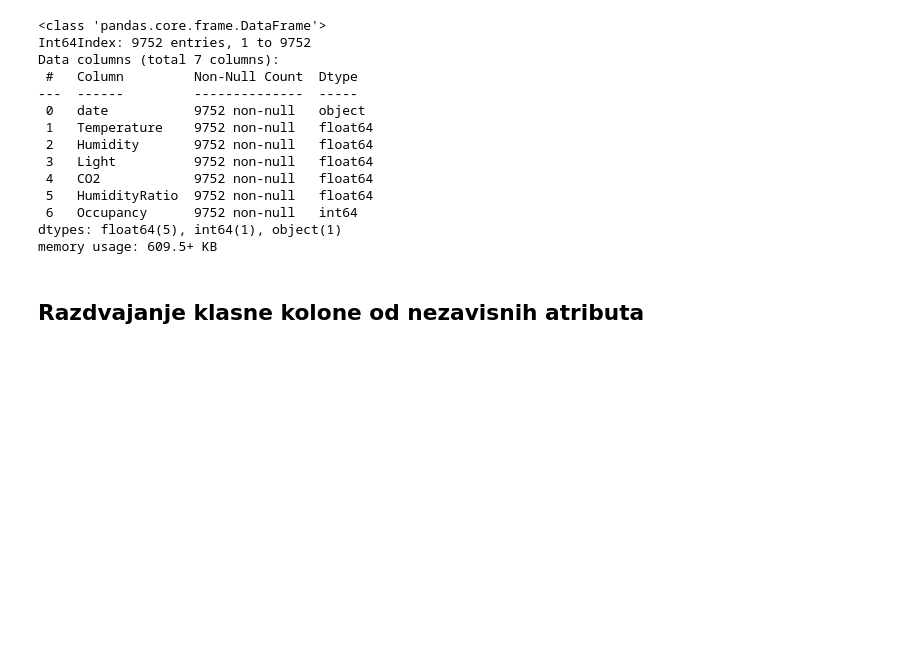
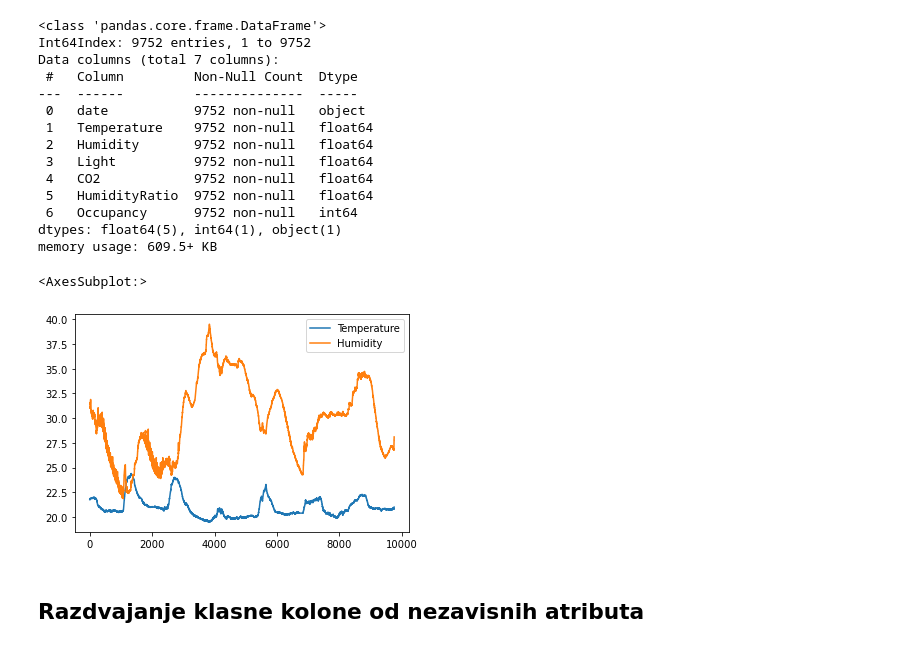
Before and after one commit to mirjanaz200/Room-Occupation, a Jupyter notebook: Room Occupancy.ipynb, the cells around one changed output. Drawn from its saved outputs; the diff is of its cells as text; code cells hidden in the pictures; blank space fills up the shorter version.

Commit message:
Plotting and code cleanup

```diff
--- a/Room Occupancy.ipynb
+++ b/Room Occupancy.ipynb
@@ -45,6 +45,11 @@ Data columns (total 7 columns):
  6   Occupancy      9752 non-null   int64
 dtypes: float64(5), int64(1), object(1)
 memory usage: 609.5+ KB
+# %%
+data[['Temperature', 'Humidity']].plot()
+# %% [output]
+<AxesSubplot:>
+[figure, added]
 # %%
 def toOrdinalDate(column):
     arr=[]
```
Also changed, not shown: parts of 15 cells of this notebook.
